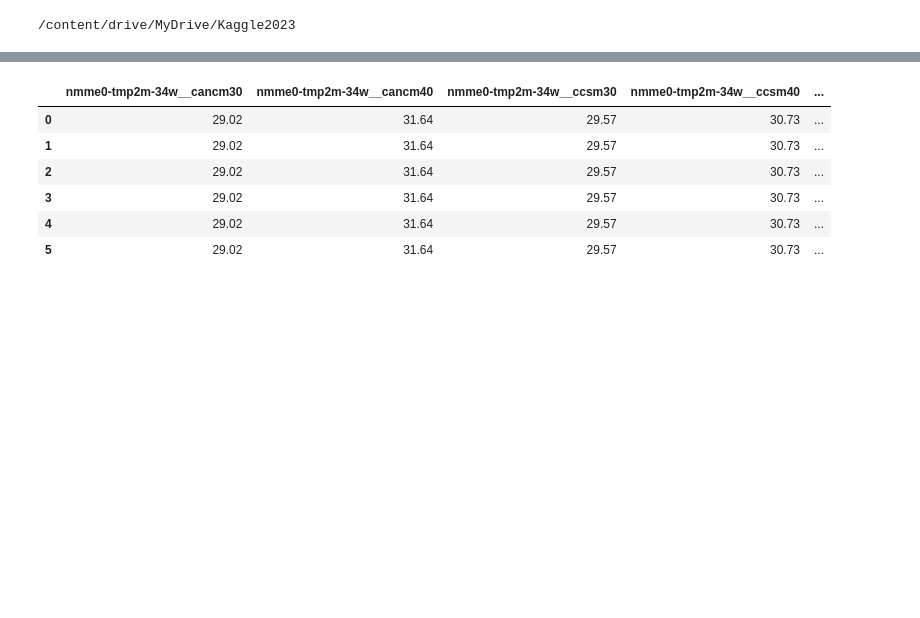
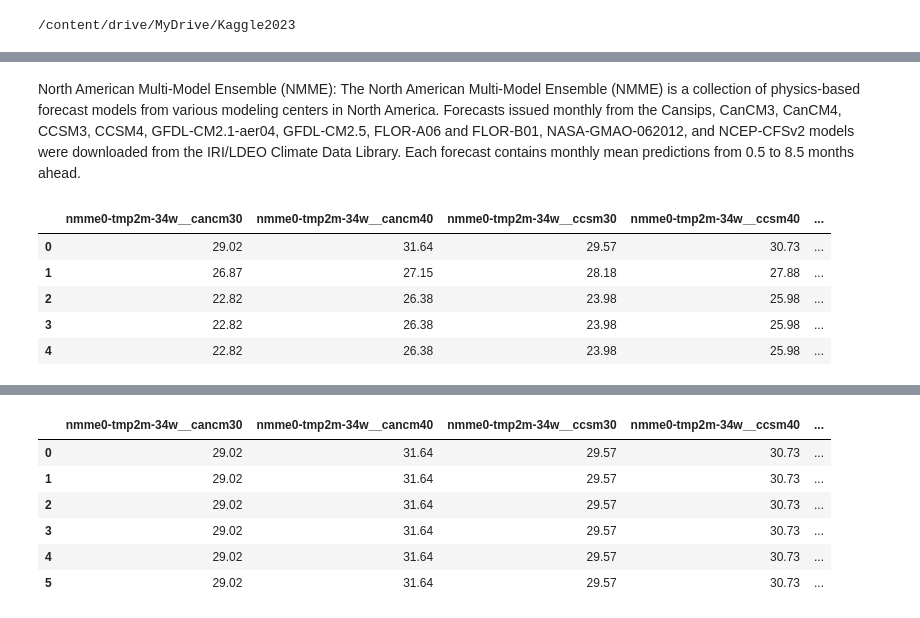
Before and after one commit to GagraniV/WiDS2023, a Jupyter notebook: VJ_WiDS_Feb072023.ipynb, the cells around one changed output, grey strips where cells are left out. Saved outputs shown, nothing was run; the diff lists cells and outputs as text; code cells hidden in the pictures; blank space fills up the shorter version.

```diff
--- a/VJ_WiDS_Feb072023.ipynb
+++ b/VJ_WiDS_Feb072023.ipynb
@@ -102,3 +104,14 @@ Train data
+# %% [markdown]
+North American Multi-Model Ensemble (NMME): The North American Multi-Model Ensemble (NMME) is a collection of physics-based forecast models from various modeling centers in North America. Forecasts issued monthly from the Cansips, CanCM3, CanCM4, CCSM3, CCSM4, GFDL-CM2.1-aer04, GFDL-CM2.5, FLOR-A06 and FLOR-B01, NASA-GMAO-062012, and NCEP-CFSv2 models were downloaded from the IRI/LDEO Climate Data Library. Each forecast contains monthly mean predictions from 0.5 to 8.5 months ahead.
+# %%
+trn_df.filter(regex='^nmme',axis=1).head()
+# %% [output]
+|  | nmme0-tmp2m-34w__cancm30 | nmme0-tmp2m-34w__cancm40 | nmme0-tmp2m-34w__ccsm30 | nmme0-tmp2m-34w__ccsm40 | ... |
+| 0 | 29.02 | 31.64 | 29.57 | 30.73 | ... |
+| 1 | 26.87 | 27.15 | 28.18 | 27.88 | ... |
+| 2 | 22.82 | 26.38 | 23.98 | 25.98 | ... |
+| 3 | 22.82 | 26.38 | 23.98 | 25.98 | ... |
+| 4 | 22.82 | 26.38 | 23.98 | 25.98 | ... |
 # %%
 trn_df.filter(regex='^contest',axis=1).head()
 # %% [output]
```
Also changed, not shown: parts of 42 cells of this notebook.
